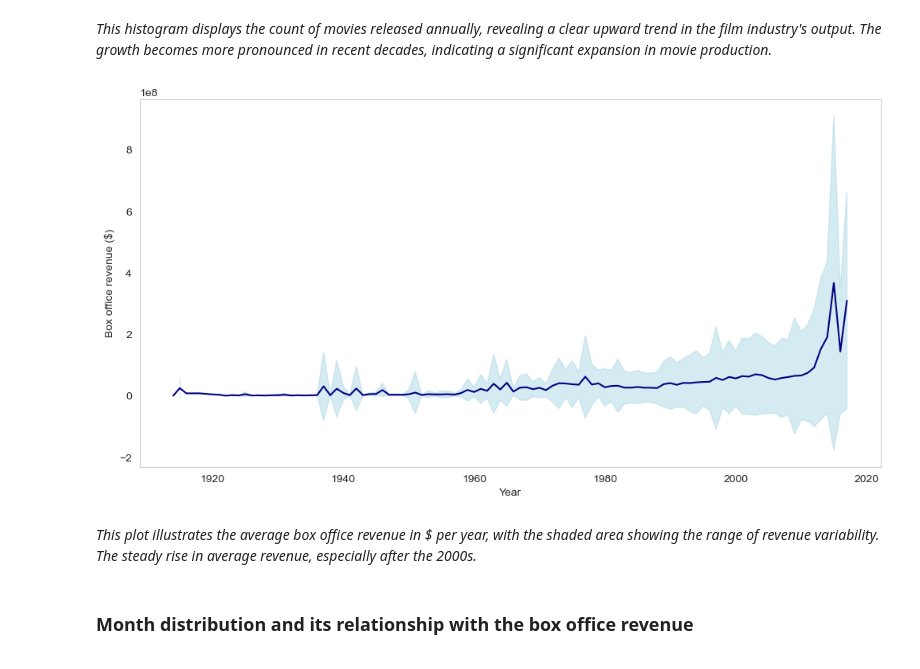
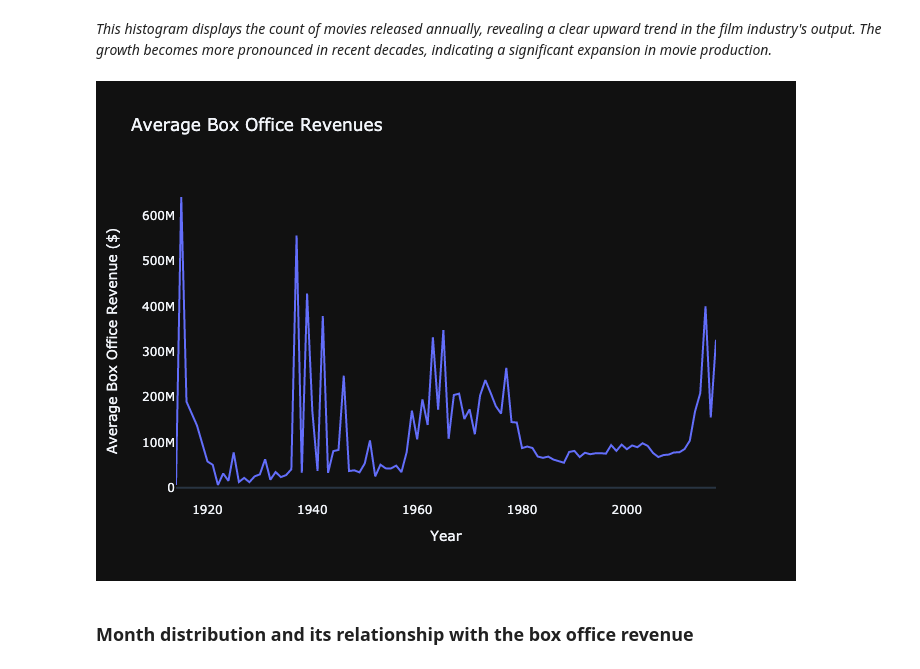
Before and after one commit to epfl-ada/ada-2023-project-yamal, a Jupyter notebook: movies_analysis.ipynb, the cells around one changed output. Saved outputs shown, nothing was run; the diff lists cells and outputs as text; code cells hidden in the pictures.

```diff
--- a/movies_analysis.ipynb
+++ b/movies_analysis.ipynb
@@ -474,34 +518,43 @@ plt.show()
 # %% [markdown]
 *This histogram displays the count of movies released annually, revealing a clear upward trend in the film industry's output. The growth becomes more pronounced in recent decades, indicating a significant expansion in movie production.*
-# %%
-# Group the data by year and calculate the average revenue and standard deviation for each year.
-# The lambda function applies these calculations to each group.
-stats_by_year = movies_revenues.groupby(movies_revenues['year']).apply(lambda x: pd.Series({
-    'average_revenue': x['Movie_box_office_revenue'].mean(),
-    'std_dev_revenue': x['Movie_box_office_revenue'].std()
-}))
-
-# Set up the figure size for the plot.
-plt.figure(figsize=(12, 6))
-
-# Create a shaded area that represents the variability of the revenue (average ± standard deviation).
-plt.fill_between(stats_by_year.index, stats_by_year.average_revenue - stats_by_year.std_dev_revenue,
-                 stats_by_year.average_revenue + stats_by_year.std_dev_revenue, alpha=0.5, color='lightblue')
-
-# Plot the average revenue over time with a line plot.
-plt.plot(stats_by_year.average_revenue, color='navy')
-
-# Label the x-axis as 'Year' and the y-axis as 'Box office revenue ($)'.
-plt.xlabel('Year')
-plt.ylabel('Box office revenue ($)')
-
-# Remove the grid lines for a cleaner plot.
-plt.grid(False)
-plt.show()
-# %% [output]
-[figure, removed]
-# %% [markdown]
-*This plot illustrates the average box office revenue in \$ per year, with the shaded area showing the range of revenue variability. The steady rise in average revenue, especially after the 2000s.*
+# %%
+# Aggregating yearly data for analysis
+yearly_stats = movies_revenues.groupby('year').apply(
+    lambda df: pd.Series({
+        'avg_box_office_revenue': df['Movie_box_office_revenue'].mean(),  # Calculate the average revenue per year
+    })
+)
+
+# Creating a scatter plot trace for average revenue over the years
+average_revenue_trace = go.Scatter(
+    x=yearly_stats.index,  # X-axis: years
+    y=yearly_stats['avg_box_office_revenue'],  # Y-axis: average box office revenue
+    mode='lines',  # Line plot
+    name='Average Box Office Revenue'  # Legend name
+)
+
+# Defining the layout of the plot
+plot_layout = go.Layout(
+    title='Average Box Office Revenues',  # Title of the plot
+    xaxis=dict(
+        title='Year',  # X-axis title
+        tickmode='auto',  # Automatic ticks
+        showgrid=False  # Hide gridlines
+    ),
+    yaxis=dict(
+        title='Average Box Office Revenue ($)',  # Y-axis title
+        showgrid=False  # Hide gridlines
+    ),
+    hovermode='closest'  # Show the closest data point on hover
+)
+
+# Creating the figure with the trace and layout
+yearly_trends_figure = go.Figure(data=[average_revenue_trace], layout=plot_layout)
+yearly_trends_figure.write_image("images/line_plot.png")
+# Display the figure
+display(Image("images/line_plot.png"))
+# %% [output]
+[figure, added]
 # %% [markdown]
 ### Month distribution and its relationship with the box office revenue
 # %%
```
Also changed, not shown: parts of 62 cells of this notebook, 4 other files.
